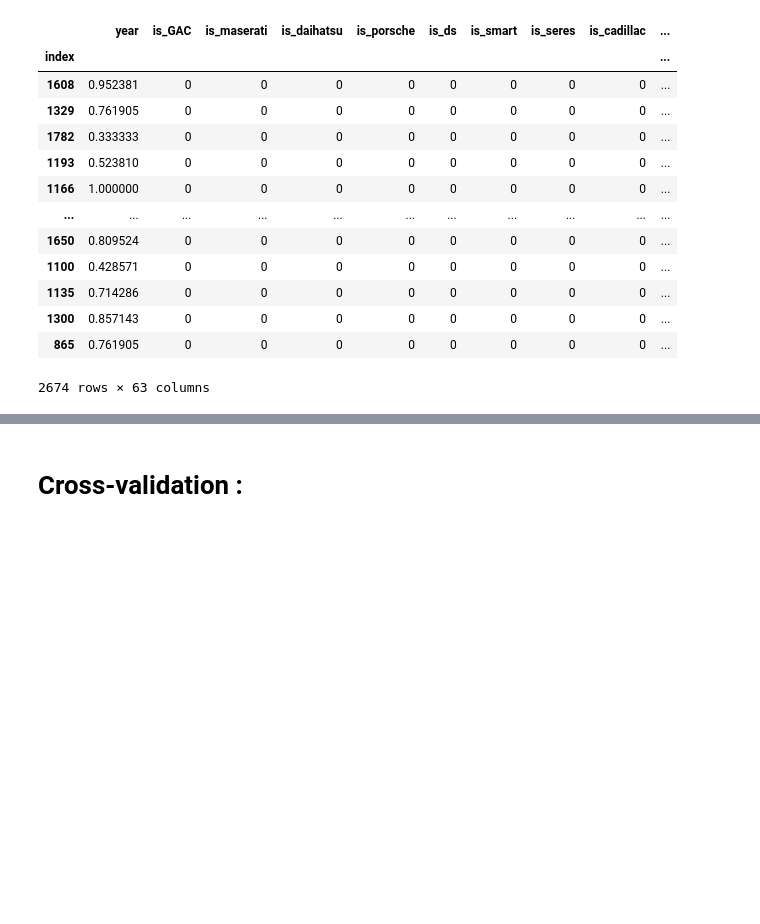
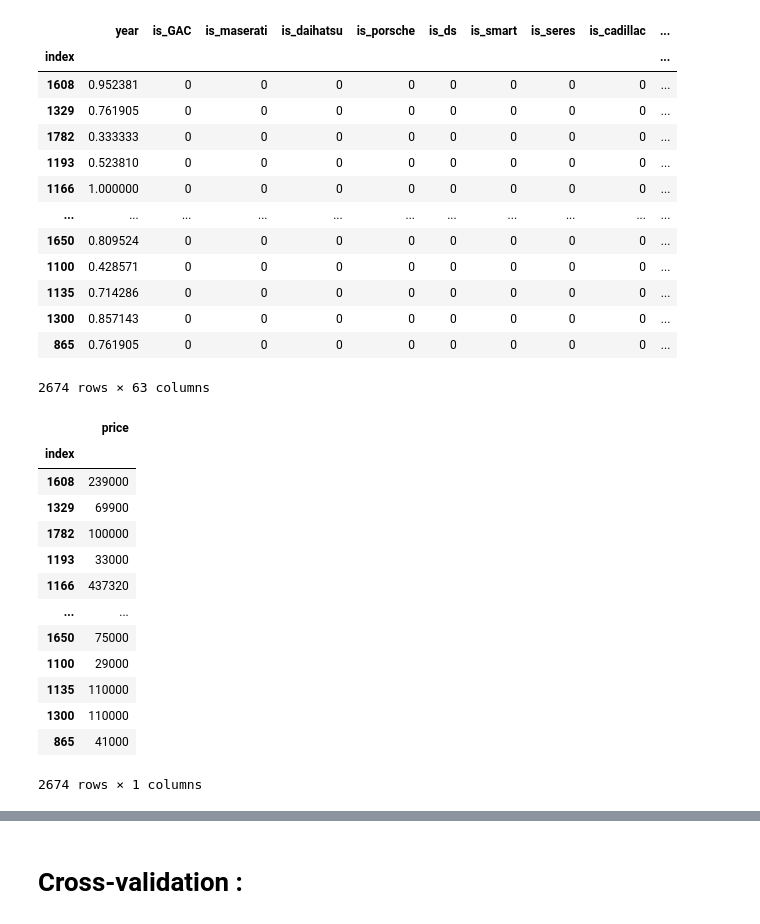
Before and after one commit to OrenAviya/project-semester-a, a Jupyter notebook: 4.Modeling.ipynb, the cells around one changed output, grey strips where cells are left out. Cells and saved outputs as stored; diff of their text form; code cells hidden in the pictures; blank space fills up the shorter version.

```diff
--- a/4.Modeling.ipynb
+++ b/4.Modeling.ipynb
@@ -44,3 +44,19 @@ x_train
 2674 rows × 63 columns
 # %%
 x_target = pd.read_csv(r'C:\Users\avoav\Introduction to Data Science\Project סמסטר א\project-semester-a\TrainSet-target_data.csv' , index_col='index' )
+x_target
+# %% [output]
+|  | price |
+| index |  |
+| 1608 | 239000 |
+| 1329 | 69900 |
+| 1782 | 100000 |
+| 1193 | 33000 |
+| 1166 | 437320 |
+| ... | ... |
+| 1650 | 75000 |
+| 1100 | 29000 |
+| 1135 | 110000 |
+| 1300 | 110000 |
+| 865 | 41000 |
+2674 rows × 1 columns
```
Also changed, not shown: parts of 27 cells of this notebook.
